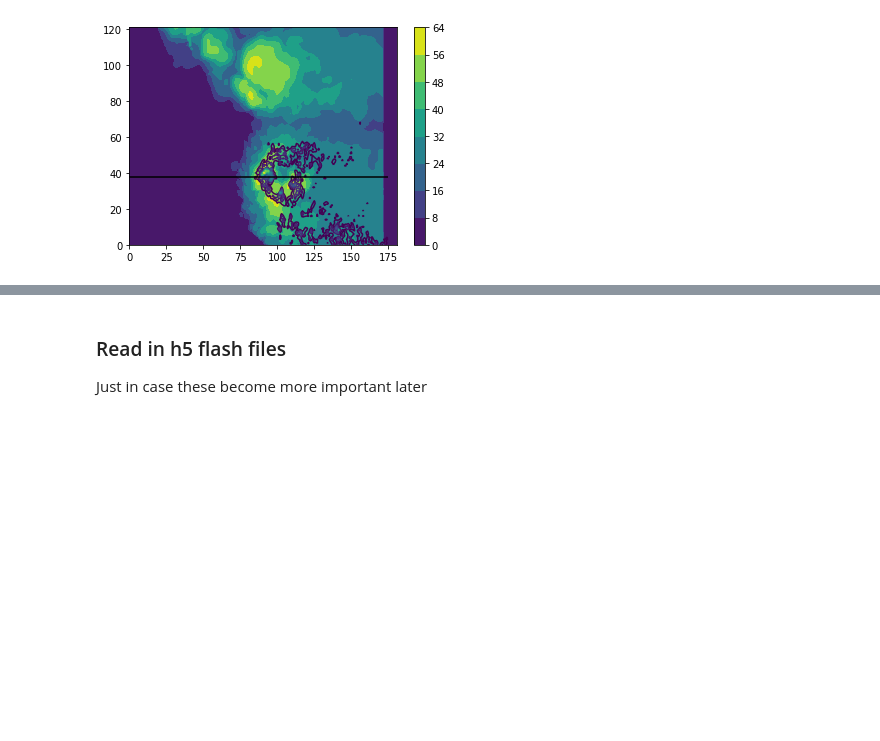
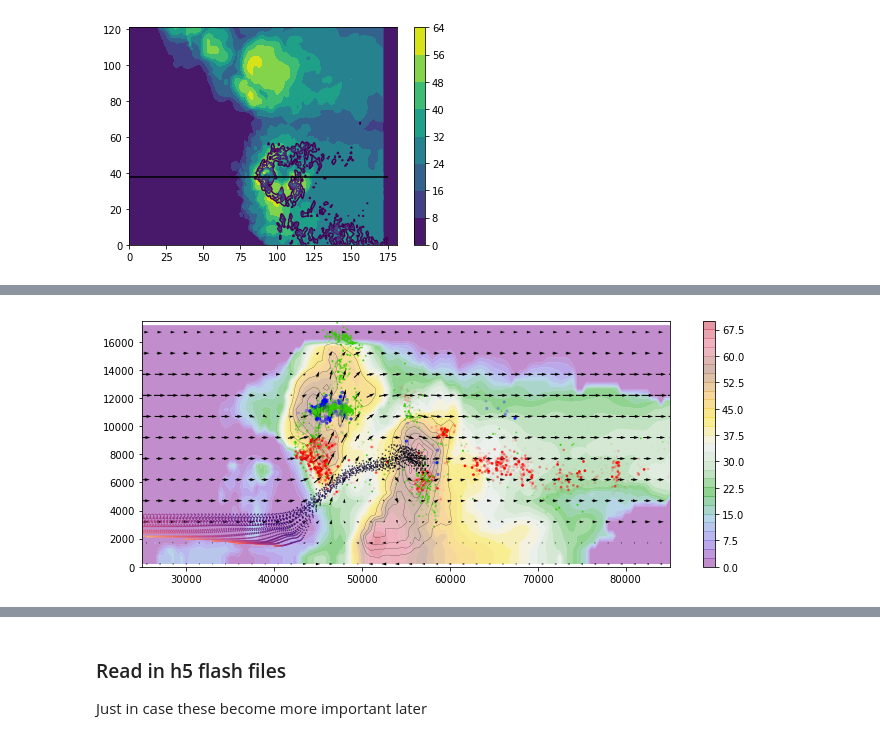
Before and after one commit to vbalderdash/varout_data, a Jupyter notebook: readout.ipynb, the cells around one changed output, grey strips where cells are left out. Cells and saved outputs as stored; diff of their text form; code cells hidden in the pictures; blank space fills up the shorter version.

```diff
--- a/readout.ipynb
+++ b/readout.ipynb
@@ -208,0 +214,59 @@ plt.tight_layout()
+# %%
+tx = pd.read_csv('/localdata/DLA/output/gridxt_gto_{0}.txt'.format(dataf.time),
+                 header=None,delim_whitespace=True,na_values='-999.0',skiprows=1)
+ty = pd.read_csv('/localdata/DLA/output/gridyt_gto_{0}.txt'.format(dataf.time),
+                 header=None,delim_whitespace=True,na_values='-999.0',skiprows=1)
+tz = pd.read_csv('/localdata/DLA/output/gridzt_gto_{0}.txt'.format(dataf.time),
+                 header=None,delim_whitespace=True,na_values='-999.0',skiprows=1)
+# %%
+# selects = (tx[0]==85.) & (ty[0]==19) & (tz[0]==9.7)
+buffer = 0.5
+fx = 57.
+fy = 22.
+fz = 7.2
+selects =   (tx[0]>=(fx-buffer)) & (tx[0]<=(fx+buffer)) & (ty[0]>=(fy-buffer)
+        ) & (ty[0]<=(fy+buffer)) & (tz[0]<=(fz+buffer)) & (tz[0]>=(fz-buffer))
+
+# plt.scatter(tx.loc[selects],ty.loc[selects],c=tz.loc[selects], s=0.1)
+# plt.colorbar()
+# %%
+plt.figure(figsize=(10,4))
+
+dist = np.abs(nys-mfrom0)
+alpha = np.exp(-dist/400.)
+
+rgrid = int(mfrom0/dataf.dx)
+lgrid = np.argmin(np.abs(gnys[:,0,0] - mfrom0))
+
+plt.contourf(rx[:,rgrid,:],rz[:,rgrid,:],r[:,rgrid,:],30,cmap=ct.Carbone11,alpha=0.5,antialiased=True)
+plt.colorbar()
+plt.contour(rx[:,rgrid,:],rz[:,rgrid,:],DLA[7,:,rgrid,:],colors='k',linewidths=0.2)
+
+step=3
+plt.quiver(rx[::step,rgrid,::step],rz[::step,rgrid,::step],
+            u[::step,rgrid,::step], w[::step,rgrid,::step],
+#            headwidth=1,headlength=1,
+           scale=1500,
+           width=0.002,
+           pivot='middle',
+          )
+
+# plt.contour(gnxs[lgrid,:,:],gnzs[lgrid,:,:],np.mean(flashgrid['flash_footprint'][8,:,lgrid-1:lgrid+2,:],axis=1),
+#             levels=np.arange(5,1500,50),colors='purple',linewidths=0.2)
+# plt.contour(gnxs[lgrid,:,:],gnzs[lgrid,:,:],flashgrid['flash_footprint'][8,:,lgrid,:],colors='purple',linewidths=0.2)
+c = np.asarray([(0,0,1,a) for a in alpha])[negs]
+plt.scatter(nxs[negs],nzs[negs],color=c,edgecolors=c,s=5)
+c = np.asarray([(1,0,0,a) for a in alpha])[poss]
+plt.scatter(nxs[poss],nzs[poss],color=c,edgecolors=c,s=3)
+c = np.asarray([(0.2,0.8,0,a) for a in alpha])[unas]
+plt.scatter(nxs[unas],nzs[unas],color=c,edgecolors=c,s=1)
+
+plt.scatter(tx.loc[selects]*1e3,tz.loc[selects]*1e3,
+            c=np.zeros_like(tx.loc[selects])+np.arange(151),s=0.2,cmap='magma')
+#             c=np.abs(ty.loc[selects]*1e3-mfrom0),s=0.2,cmap='magma')
+
+plt.xlim(50*dataf.dx,170*dataf.dx)
+plt.ylim(0,17500)
+plt.tight_layout()
+# %% [output]
+[figure, added]
```
Also changed, not shown: parts of 6 cells of this notebook.
